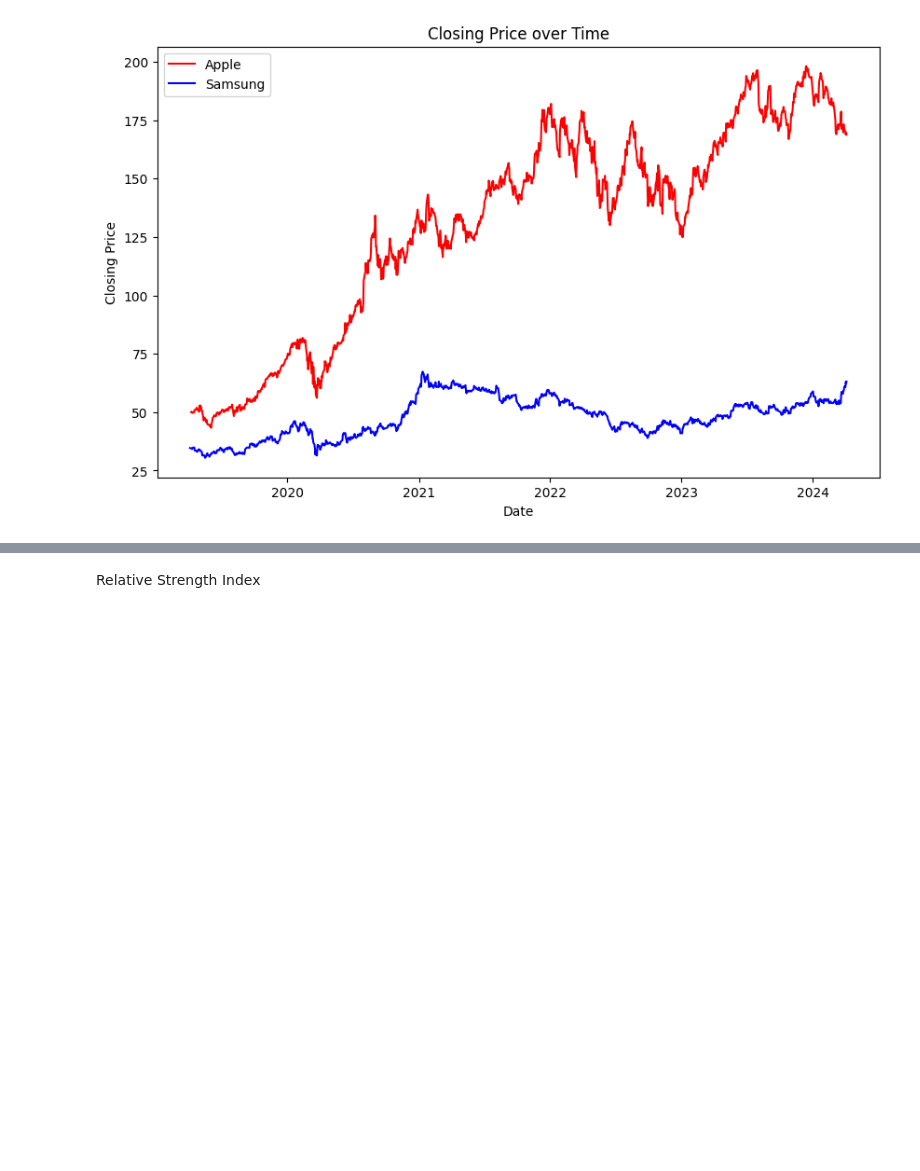
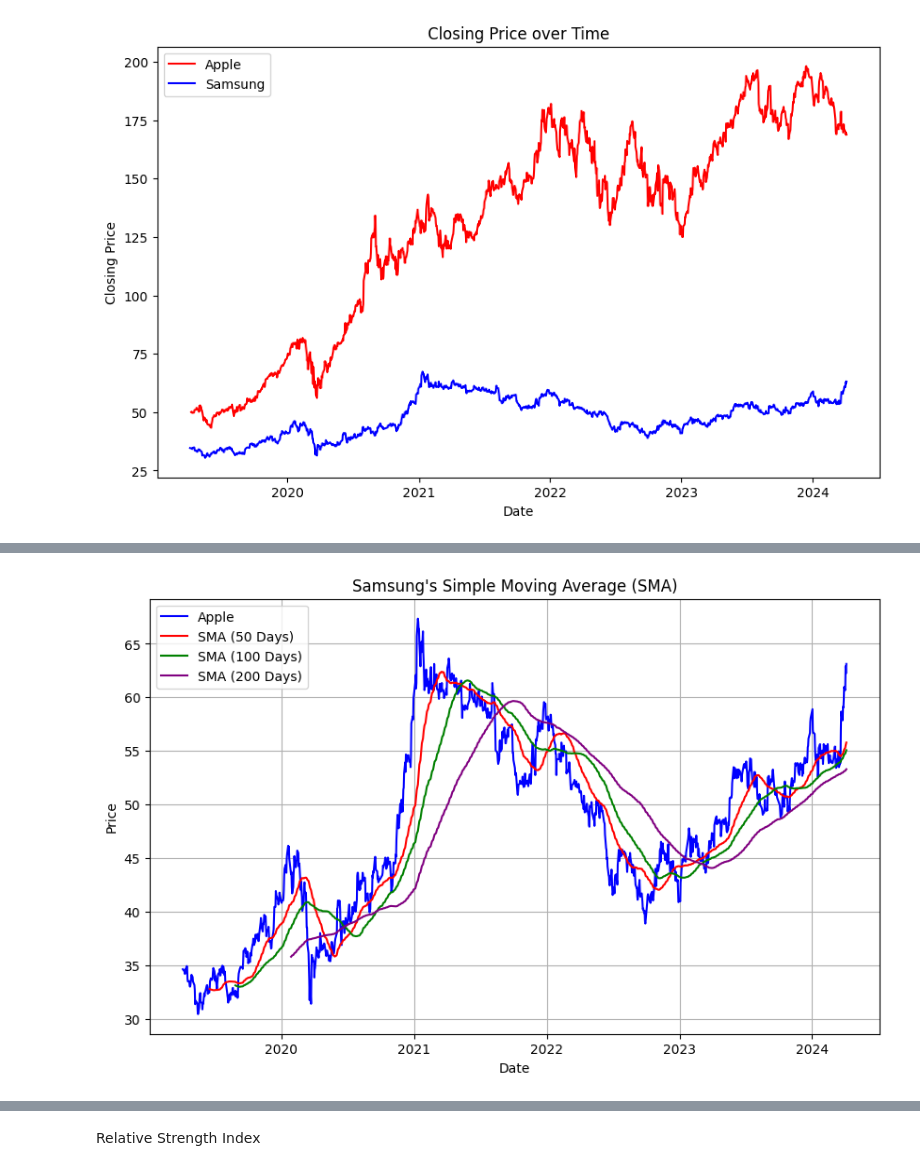
Before and after one commit to jsonshan/AAPL-Samsung-Stock-Prices, a Jupyter notebook: AAPL_SAMSUNG.ipynb, the cells around one changed output, grey strips where cells are left out. Saved outputs shown, nothing was run; the diff lists cells and outputs as text; code cells hidden in the pictures; blank space fills up the shorter version.

```diff
--- a/AAPL_SAMSUNG.ipynb
+++ b/AAPL_SAMSUNG.ipynb
@@ -355 +368,15 @@ plt.show()
+# %%
+plt.figure(figsize=(10, 6))
+plt.plot(samsung.index, samsung['Close'], color='blue', label='Apple')
+plt.plot(samsung.index, samsung['SMA_50'], color='red', label='SMA (50 Days)')
+plt.plot(samsung.index, samsung['SMA_100'], color='green', label='SMA (100 Days)')
+plt.plot(samsung.index, samsung['SMA_200'], color='purple', label='SMA (200 Days)')
+plt.xlabel('Date')
+plt.ylabel('Price')
+plt.title('Samsung\'s Simple Moving Average (SMA)')
+plt.legend()
+plt.grid(True)
+plt.show()
+# %% [output]
+[figure, added]
 # %%
```
Also changed, not shown: parts of 12 cells of this notebook.
